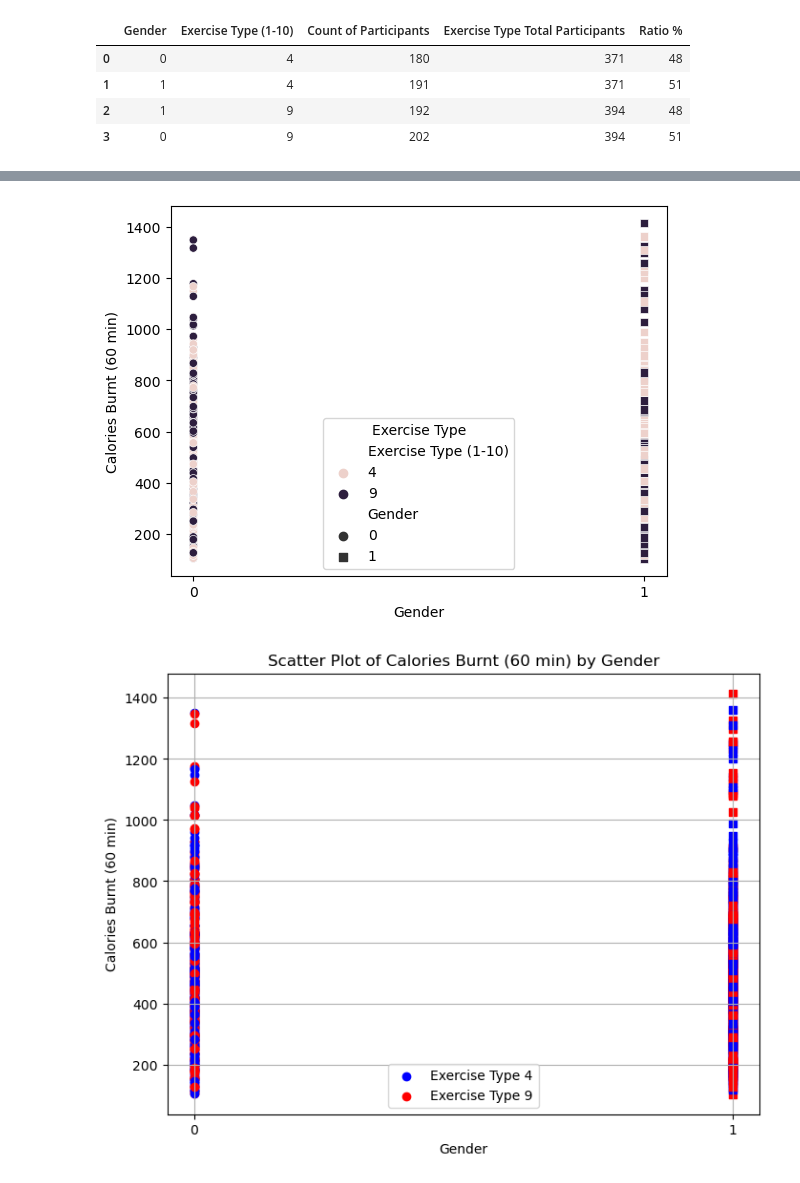
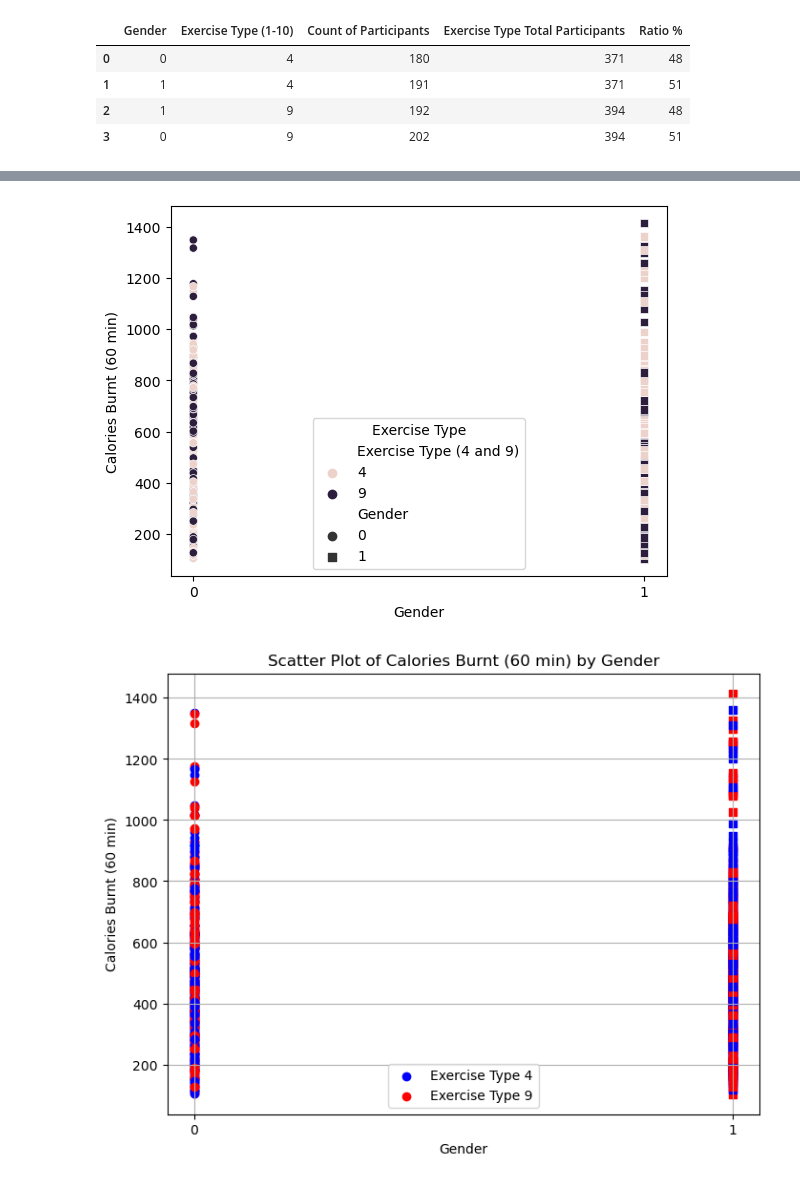
Before and after one commit to Zoouri/Project-3---Group-3, a Jupyter notebook: main_codes.ipynb, the cells around one changed output, grey strips where cells are left out. Saved outputs shown, nothing was run; the diff lists cells and outputs as text; code cells hidden in the pictures.

```diff
--- a/main_codes.ipynb
+++ b/main_codes.ipynb
@@ -533,5 +534,6 @@ gender_ratio_exe_filtered.astype(int)
 updated_df_round_exe_filtered = updated_df_round[(updated_df_round['Exercise Type (1-10)'] == 4) | (updated_df_round['Exercise Type (1-10)'] == 9)]
 updated_df_round_exe_filtered.reset_index(drop=True, inplace=True)
 updated_df_round_exe_filtered.index += 1
+updated_df_round_exe_filtered = updated_df_round_exe_filtered.rename(columns={'Exercise Type (1-10)': 'Exercise Type (4 and 9)'})
 updated_df_round_exe_filtered
 # %% [output]
@@ -549,18 +551,25 @@ updated_df_round_exe_filtered
 | 765 | 3863 | 58 | 1 | 9 | 1 | 60 | ... |
 765 rows × 12 columns
 # %%
+# Define the output folder
+output_folder = 'output_folder'
+
+# Create the folder if it doesn't exist
+if not os.path.exists(output_folder):
+    os.makedirs(output_folder)
+
 #save the table to csv file
-updated_df_round_exe_filtered.to_csv('Final_Cleaned_Data.csv', index=False)
+updated_df_round_exe_filtered.to_csv(os.path.join(output_folder,'Final_Cleaned_Data.csv'), index=False)
 # %%
 # Create a scatter plot with seaborn for exercise 4 & 9 for each gender
 
-sns.scatterplot(data=updated_df_round_exe_filtered, y='Calories Burnt (60 min)', x='Gender', hue='Exercise Type (1-10)', style='Gender', markers=['o', 's'])
+sns.scatterplot(data=updated_df_round_exe_filtered, y='Calories Burnt (60 min)', x='Gender', hue='Exercise Type (4 and 9)', style='Gender', markers=['o', 's'])
 plt.legend(title='Exercise Type')
 plt.xticks([0, 1])
-plt.savefig("seaborn.png")
+plt.savefig(os.path.join(output_folder,'Seaborn.png'))
 plt.show()
 # %% [output]
-[figure, old version]
+[figure, new version]
 # %%
 # Create a scatter plot with Matplotlib for exercise 4 & 9 for each gender
 plt.figure(figsize=(8, 6))
```
Also changed, not shown: parts of 5 cells of this notebook.
